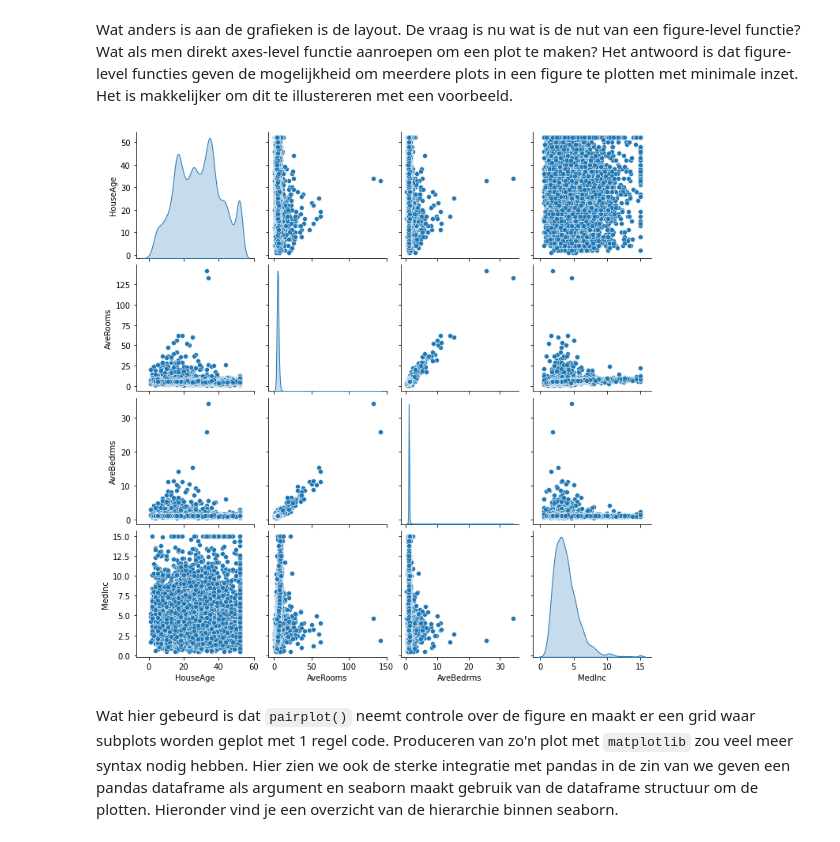
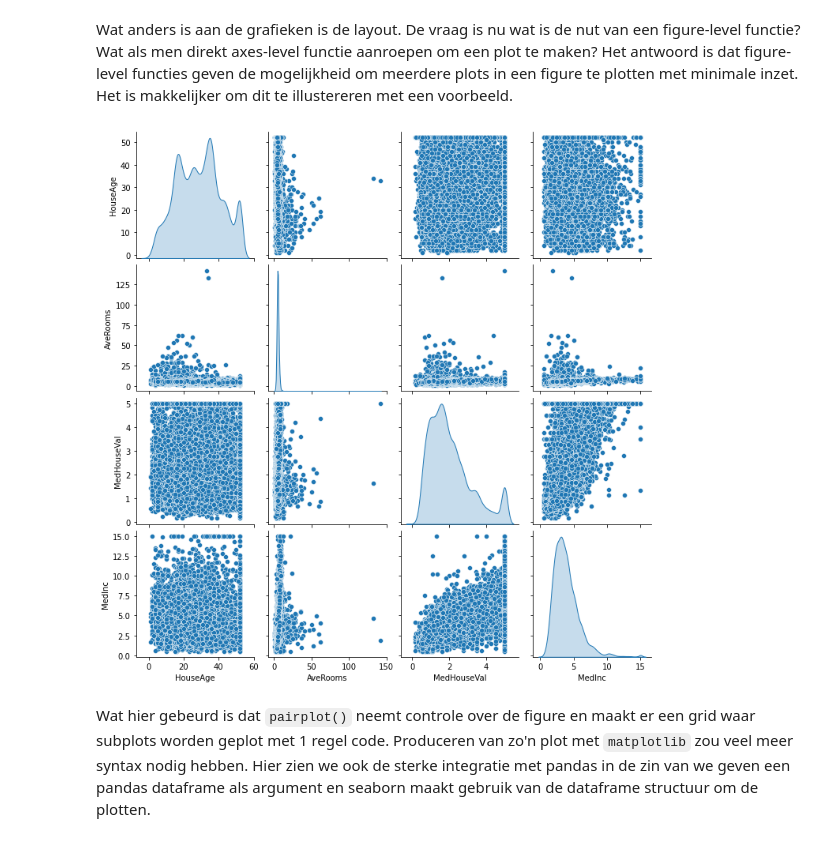
Before and after one commit to ChPmn/MatplotlibTutorial, a Jupyter notebook: tutorial_notebook.ipynb, the cells around one changed output. Saved outputs shown, nothing was run; the diff lists cells and outputs as text; code cells hidden in the pictures.

```diff
--- a/tutorial_notebook.ipynb
+++ b/tutorial_notebook.ipynb
@@ -190,8 +196,8 @@ object type: <class 'matplotlib.axes._subplots.AxesSubplot'>
 # %% [markdown]
 Wat anders is aan de grafieken is de layout. De vraag is nu wat is de nut van een figure-level functie? Wat als men direkt axes-level functie aanroepen om een plot te maken? Het antwoord is dat figure-level functies geven de mogelijkheid om meerdere plots in een figure te plotten met minimale inzet. Het is makkelijker om dit te illustereren met een voorbeeld.
 # %%
-g = sns.pairplot(data=df[["HouseAge", "AveRooms", "AveBedrms", "MedInc"]], kind="scatter", diag_kind="kde")
+g = sns.pairplot(data=df[["HouseAge", "AveRooms", "MedHouseVal", "MedInc"]], kind="scatter", diag_kind="kde")
 # %% [output]
-[figure, old version]
+[figure, new version]
 # %% [markdown]
-Wat hier gebeurd is dat `pairplot()` neemt controle over de figure en maakt er een grid  waar subplots worden geplot met 1 regel code. Produceren van zo'n plot met `matplotlib` zou veel meer syntax nodig hebben. Hier zien we ook de sterke integratie met pandas in de zin van we geven een pandas dataframe als argument en seaborn maakt gebruik van de dataframe structuur om de plotten. Hieronder vind je een overzicht van de hierarchie binnen seaborn.
+Wat hier gebeurd is dat `pairplot()` neemt controle over de figure en maakt er een grid  waar subplots worden geplot met 1 regel code. Produceren van zo'n plot met `matplotlib` zou veel meer syntax nodig hebben. Hier zien we ook de sterke integratie met pandas in de zin van we geven een pandas dataframe als argument en seaborn maakt gebruik van de dataframe structuur om de plotten.
```
Also changed, not shown: parts of 12 cells of this notebook.
